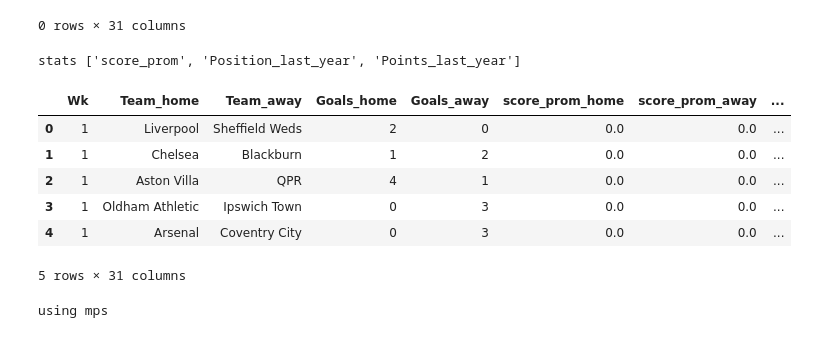
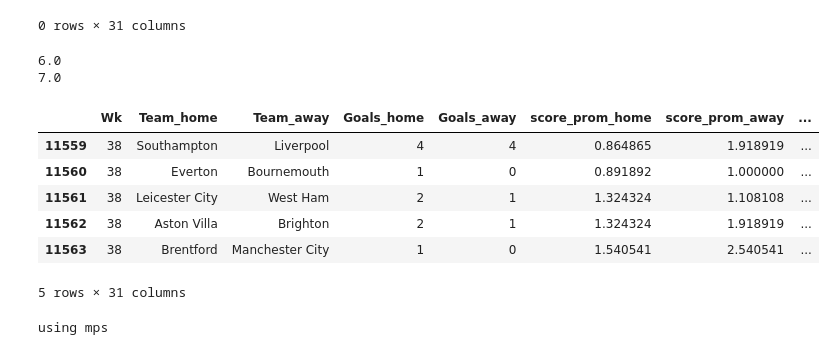
Before and after one commit to gustfernandez/iPre-resultados-deportivos, a Jupyter notebook: TabNet_resultados_pasados_premier.ipynb, the cells around one changed output. Drawn from its saved outputs; the diff is of its cells as text; code cells hidden in the pictures.

Commit message:
fix: position and points last year

```diff
--- a/TabNet_resultados_pasados_premier.ipynb
+++ b/TabNet_resultados_pasados_premier.ipynb
@@ -392,9 +392,7 @@ for torneo, i in zip(seasons, range(len(seasons))):
 
         """Escribir info en el nuevo df de partidos con la información hasta el partido la cual esta almacenada en 'tabla'"""
         match = torneo.loc[index]
-        if contador == 0:
-            #print(match)
-            print("stats", stats[:stats.index("wins")])
+
         team_home = match["Team_home"]
         team_away = match["Team_away"]
 
@@ -411,7 +409,7 @@ for torneo, i in zip(seasons, range(len(seasons))):
         for stat in stats:
             fila.append(tabla[team_home][stat])
             fila.append(tabla[team_away][stat])
-        contador = 1
+
         procesated_matches.loc[len(procesated_matches)] = fila
 
 
@@ -426,16 +424,11 @@ for torneo, i in zip(seasons, range(len(seasons))):
                 tabla[team_home][stat] = (tabla[team_home][stat]*(matches_played_home-1) + match["Goals_home"])/matches_played_home
                 tabla[team_away][stat] = (tabla[team_away][stat]*(matches_played_away-1) + match["Goals_away"])/matches_played_away
 
-            else:
-                tabla[team_home][stat] = (tabla[team_home][stat]*(matches_played_home-1) + match[f"{stat}_home"])/matches_played_home
-                tabla[team_away][stat] = (tabla[team_away][stat]*(matches_played_away-1) + match[f"{stat}_away"])/matches_played_away
 
-
-        tabla[team_home]["Points_last_year"] = match["Points_last_year_home"]
-        tabla[team_away]["Points_last_year"] = match["Points_last_year_away"]
-
-        tabla[team_home]["Position_last_year"] = match["Position_last_year_home"]
-        tabla[team_away]["Position_last_year"] = match["Position_last_year_away"]
+        if contador == 0:
+            print(match["Position_last_year_home"])
+            print(match["Position_last_year_away"])
+        contador = 1
         ## stats acumuladas
 
         empate = False
@@ -537,17 +530,24 @@ for torneo, i in zip(seasons, range(len(seasons))):
         tabla[team_away]["wins_in_last_5_matches"] = tabla[team_away]["last_5_matches"].count("W")
         tabla[team_away]["ties_in_last_5_matches"] = tabla[team_away]["last_5_matches"].count("T")
         tabla[team_away]["losses_in_last_5_matches"] = tabla[team_away]["last_5_matches"].count("L")
+
+        tabla[team_home]["Points_last_year"] = match["Points_last_year_home"]
+        tabla[team_away]["Points_last_year"] = match["Points_last_year_away"]
+
+        tabla[team_home]["Position_last_year"] = match["Position_last_year_home"]
+        tabla[team_away]["Position_last_year"] = match["Position_last_year_away"]
 # %% [output]
-stats ['score_prom', 'Position_last_year', 'Points_last_year']
+6.0
+7.0
 # %%
-procesated_matches.head()
+procesated_matches.tail()
 # %% [output]
 |  | Wk | Team_home | Team_away | Goals_home | Goals_away | score_prom_home | score_prom_away | ... |
-| 0 | 1 | Liverpool | Sheffield Weds | 2 | 0 | 0.0 | 0.0 | ... |
-| 1 | 1 | Chelsea | Blackburn | 1 | 2 | 0.0 | 0.0 | ... |
-| 2 | 1 | Aston Villa | QPR | 4 | 1 | 0.0 | 0.0 | ... |
-| 3 | 1 | Oldham Athletic | Ipswich Town | 0 | 3 | 0.0 | 0.0 | ... |
-| 4 | 1 | Arsenal | Coventry City | 0 | 3 | 0.0 | 0.0 | ... |
+| 11559 | 38 | Southampton | Liverpool | 4 | 4 | 0.864865 | 1.918919 | ... |
+| 11560 | 38 | Everton | Bournemouth | 1 | 0 | 0.891892 | 1.000000 | ... |
+| 11561 | 38 | Leicester City | West Ham | 2 | 1 | 1.324324 | 1.108108 | ... |
+| 11562 | 38 | Aston Villa | Brighton | 2 | 1 | 1.324324 | 1.918919 | ... |
+| 11563 | 38 | Brentford | Manchester City | 1 | 0 | 1.540541 | 2.540541 | ... |
 5 rows × 31 columns
 # %%
 #Usamos el GPU si esta disponible, mps porque es apple silicon.
```
Also changed, not shown: parts of 3 cells of this notebook.
